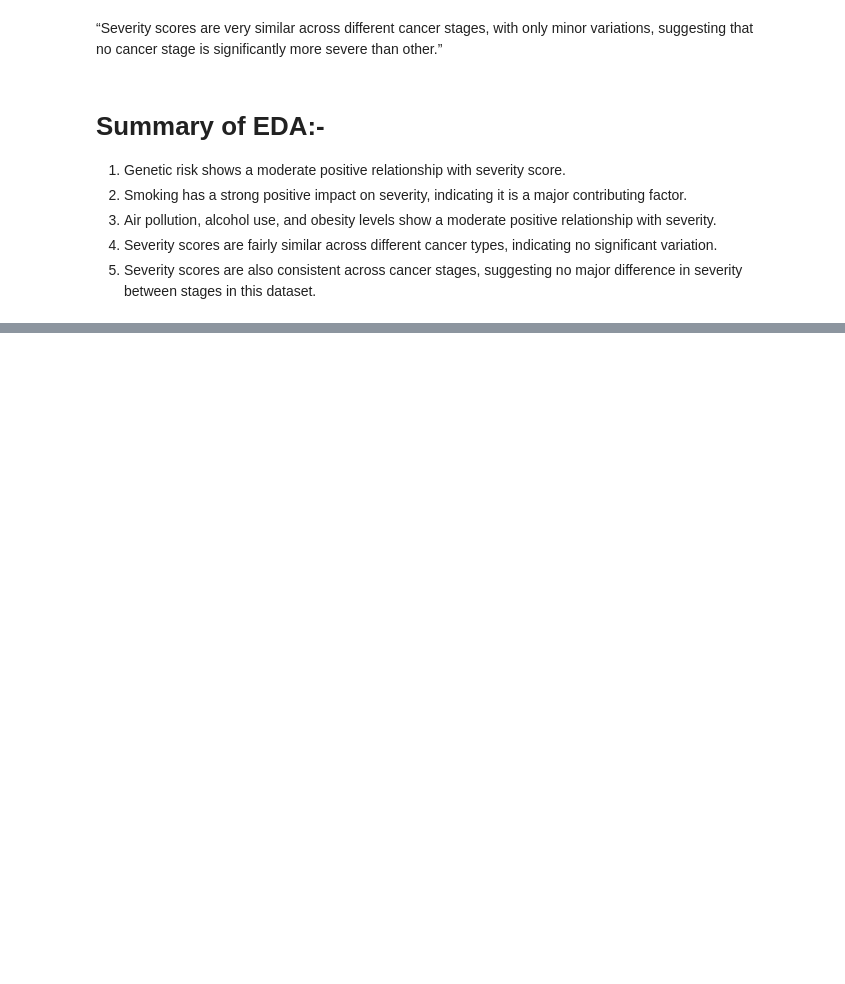
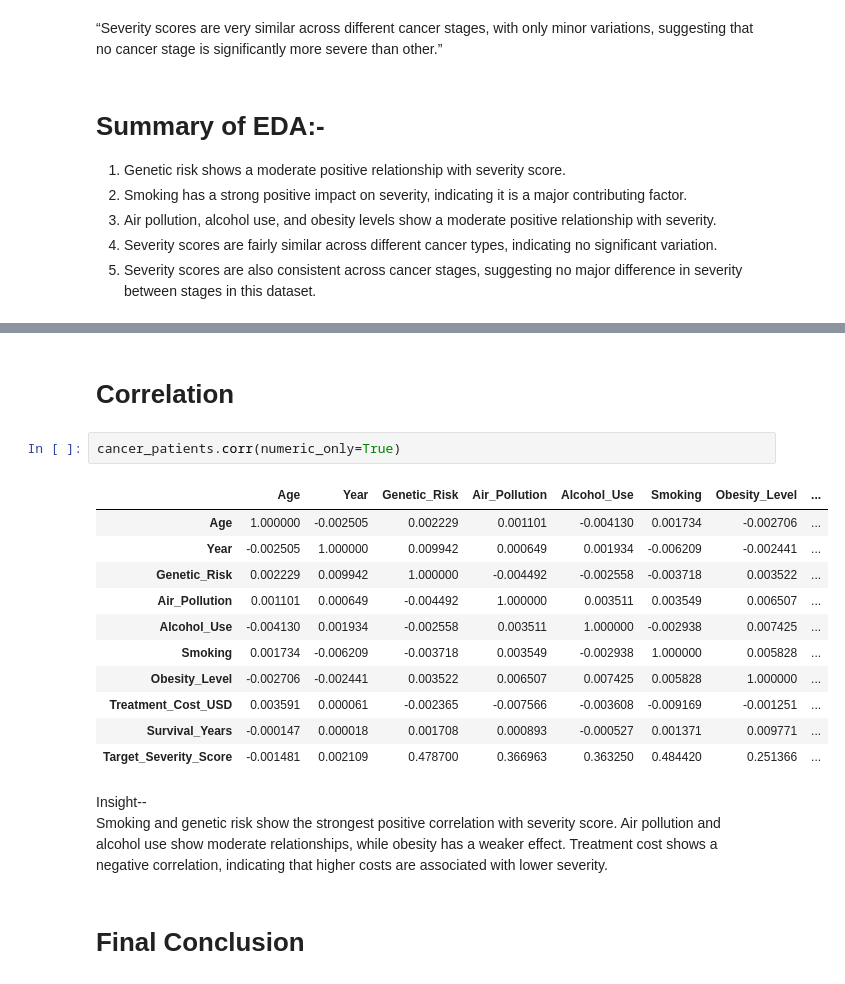
Before and after one commit to mufeed0786/AI_CSV_Dashboard, a Jupyter notebook: cancer_dataset_project.ipynb, the cells around one changed output, grey strips where cells are left out. Drawn from its saved outputs; the diff is of its cells as text; blank space fills up the shorter version.

```diff
--- a/cancer_dataset_project.ipynb
+++ b/cancer_dataset_project.ipynb
@@ -307,0 +328,21 @@ dtype: float64
+# %% [markdown]
+# Correlation
+# %%
+cancer_patients.corr(numeric_only=True)
+# %% [output]
+|  | Age | Year | Genetic_Risk | Air_Pollution | Alcohol_Use | Smoking | Obesity_Level | ... |
+| Age | 1.000000 | -0.002505 | 0.002229 | 0.001101 | -0.004130 | 0.001734 | -0.002706 | ... |
+| Year | -0.002505 | 1.000000 | 0.009942 | 0.000649 | 0.001934 | -0.006209 | -0.002441 | ... |
+| Genetic_Risk | 0.002229 | 0.009942 | 1.000000 | -0.004492 | -0.002558 | -0.003718 | 0.003522 | ... |
+| Air_Pollution | 0.001101 | 0.000649 | -0.004492 | 1.000000 | 0.003511 | 0.003549 | 0.006507 | ... |
+| Alcohol_Use | -0.004130 | 0.001934 | -0.002558 | 0.003511 | 1.000000 | -0.002938 | 0.007425 | ... |
+| Smoking | 0.001734 | -0.006209 | -0.003718 | 0.003549 | -0.002938 | 1.000000 | 0.005828 | ... |
+| Obesity_Level | -0.002706 | -0.002441 | 0.003522 | 0.006507 | 0.007425 | 0.005828 | 1.000000 | ... |
+| Treatment_Cost_USD | 0.003591 | 0.000061 | -0.002365 | -0.007566 | -0.003608 | -0.009169 | -0.001251 | ... |
+| Survival_Years | -0.000147 | 0.000018 | 0.001708 | 0.000893 | -0.000527 | 0.001371 | 0.009771 | ... |
+| Target_Severity_Score | -0.001481 | 0.002109 | 0.478700 | 0.366963 | 0.363250 | 0.484420 | 0.251366 | ... |
+# %% [markdown]
+Insight--
+Smoking and genetic risk show the strongest positive correlation with severity score. Air pollution and alcohol use show moderate relationships, while obesity has a weaker effect. Treatment cost shows a negative correlation, indicating that higher costs are associated with lower severity.
+# %% [markdown]
+# **Final Conclusion**
```
Also changed, not shown: parts of 5 cells of this notebook.
